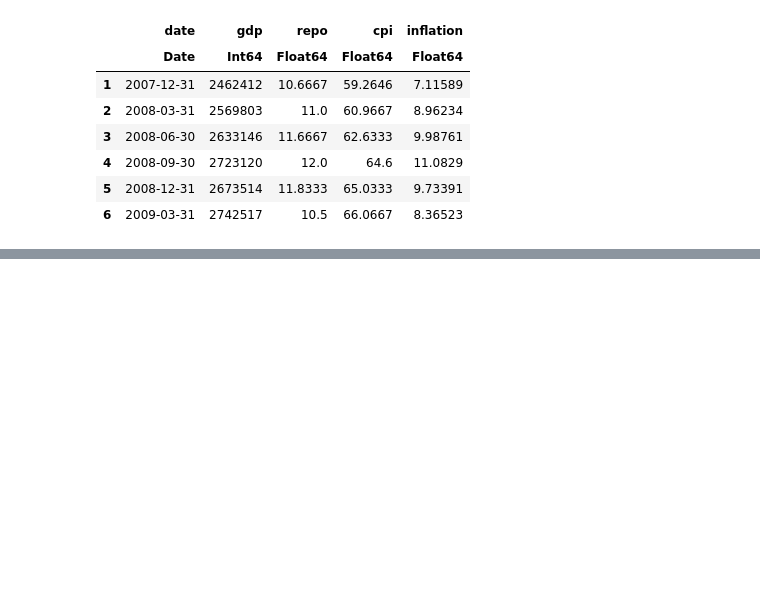
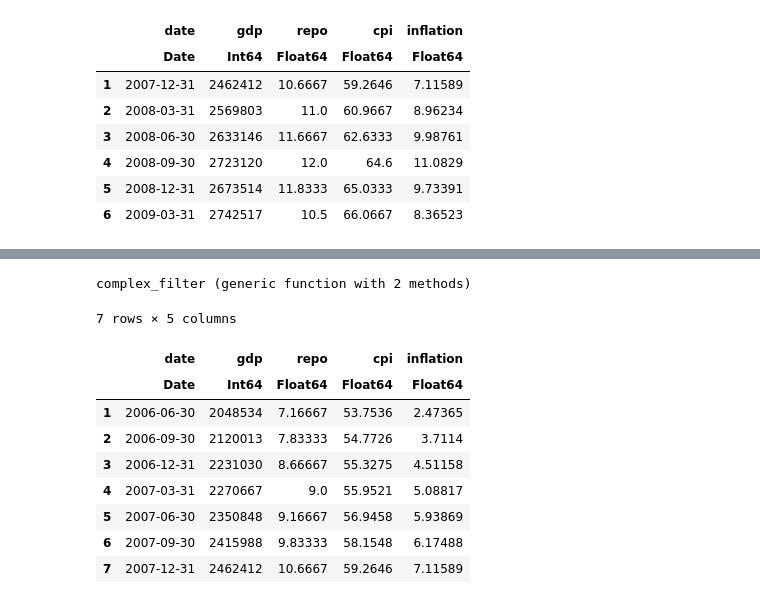
Before and after one commit to DawievLill/DataScience-871, a Jupyter notebook: 05-julia-data/05-julia-data.ipynb, the cells around one changed output, grey strips where cells are left out. Saved outputs shown, nothing was run; the diff lists cells and outputs as text; code cells hidden in the pictures; blank space fills up the shorter version.

```diff
--- a/05-julia-data/05-julia-data.ipynb
+++ b/05-julia-data/05-julia-data.ipynb
@@ -472,0 +479,21 @@ filter(:repo => repo_geq_ten, sa_data)
+# %%
+function complex_filter(repo_rate::Number, inflation_rate::Number, gdp::Number)::Bool
+    diff = repo_rate - inflation_rate >= 3
+    high_gdp = 2000000 <= gdp
+    diff && high_gdp
+end
+# %% [output]
+complex_filter (generic function with 2 methods)
+# %%
+filter([:repo, :inflation, :gdp] => complex_filter, sa_data)
+# %% [output]
+7 rows × 5 columns
+|  | date | gdp | repo | cpi | inflation |
+|  | Date | Int64 | Float64 | Float64 | Float64 |
+| 1 | 2006-06-30 | 2048534 | 7.16667 | 53.7536 | 2.47365 |
+| 2 | 2006-09-30 | 2120013 | 7.83333 | 54.7726 | 3.7114 |
+| 3 | 2006-12-31 | 2231030 | 8.66667 | 55.3275 | 4.51158 |
+| 4 | 2007-03-31 | 2270667 | 9.0 | 55.9521 | 5.08817 |
+| 5 | 2007-06-30 | 2350848 | 9.16667 | 56.9458 | 5.93869 |
+| 6 | 2007-09-30 | 2415988 | 9.83333 | 58.1548 | 6.17488 |
+| 7 | 2007-12-31 | 2462412 | 10.6667 | 59.2646 | 7.11589 |
```
Also changed, not shown: parts of 11 cells of this notebook.
